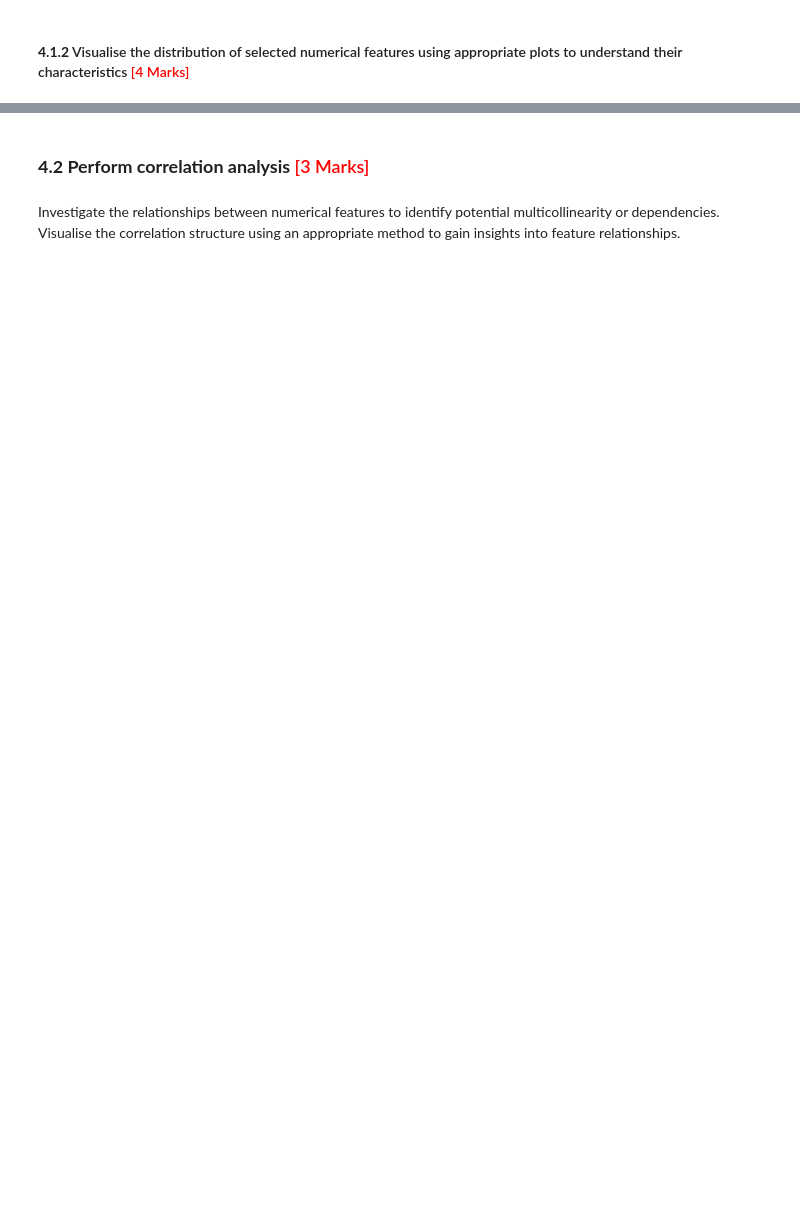
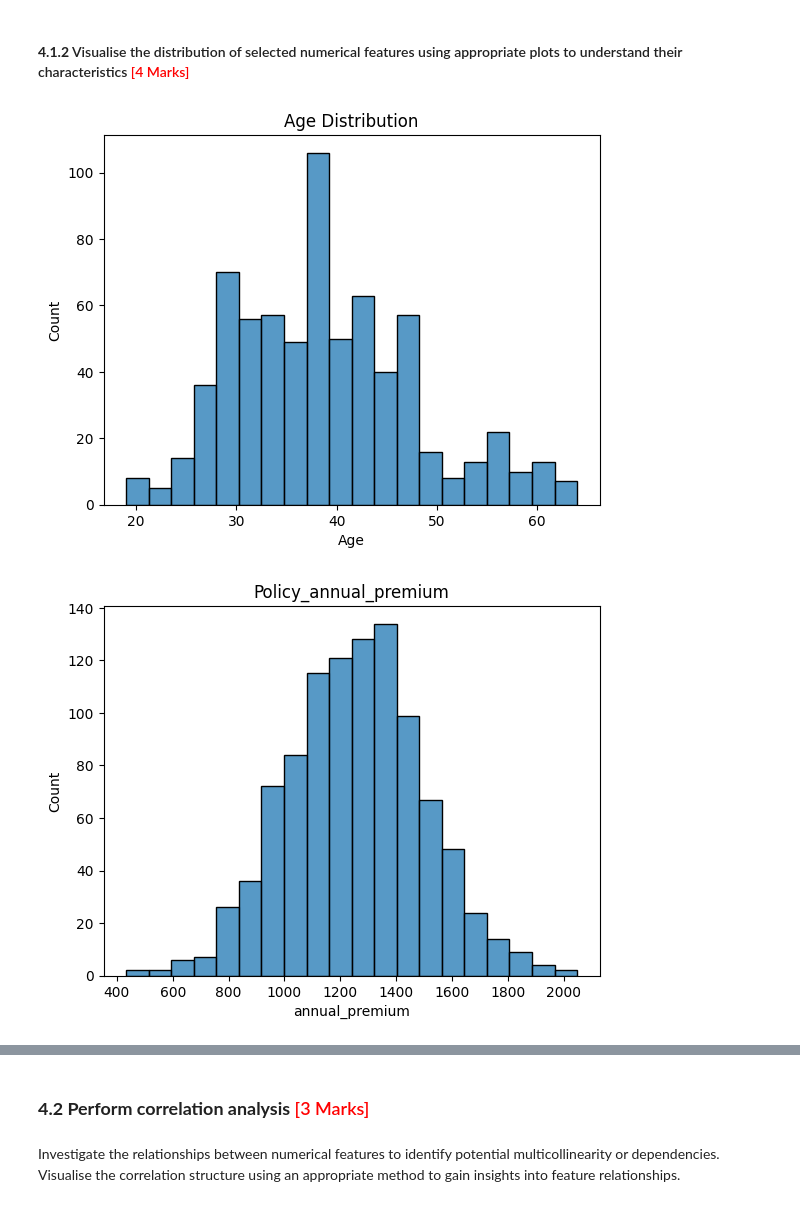
Before and after one commit to guptakeshav24/fraudulent_claim_detection, a Jupyter notebook: Fraudulent_Claim_Detection_Starter_solution.ipynb, the cells around one changed output, grey strips where cells are left out. Saved outputs shown, nothing was run; the diff lists cells and outputs as text; code cells hidden in the pictures; blank space fills up the shorter version.

```diff
--- a/Fraudulent_Claim_Detection_Starter_solution.ipynb
+++ b/Fraudulent_Claim_Detection_Starter_solution.ipynb
@@ -369,0 +355,8 @@ Name: property_damage, Length: 1000, dtype: object
+# %%
+df['property_damage'] = df['property_damage'].fillna(df['property_damage'].mode()[0])
+# %%
+df['police_report_available'] = df['police_report_available'].fillna(df['police_report_available'].mode()[0])
+# %%
+df['collision_type'] = df['collision_type'].fillna(df['collision_type'].mode()[0])
+# %%
+df['authorities_contacted'] = df['authorities_contacted'].fillna('None')
@@ -562,0 +567,36 @@ KeyError: ('age', 'policy_annual_premium', 'umbrella_limit', 'capital-gains', 'n
+# %%
+# Plot all the numerical columns to understand their distribution
+## age
+sns.histplot(X_train['age'], bins=20, kde=False)
+plt.title('Age Distribution')
+plt.xlabel('Age')
+plt.ylabel('Count')
+plt.show()
+
+sns.histplot(df['policy_annual_premium'], bins=20, kde=False)
+plt.title('Policy_annual_premium')
+plt.xlabel('annual_premium')
+plt.ylabel('Count')
+plt.show()
+
+sns.histplot(df['vehicle_claim'], bins=20, kde=False)
+plt.title('Vehicle_claim')
+plt.xlabel('claim-amount')
+plt.ylabel('Count')
+plt.show()
+
+sns.histplot(df['property_claim'], bins=20, kde=False)
+plt.title('Property_claim')
+plt.xlabel('claim-amount')
+plt.ylabel('Count')
+plt.show()
+
+
+sns.histplot(df['injury_claim'], bins=20, kde=False)
+plt.title('Injury_claim')
+plt.xlabel('claim-amount')
+plt.ylabel('Count')
+plt.show()
+# %% [output]
+[figure, added]
+[figure, added]
```
Also changed, not shown: parts of 14 cells of this notebook, 1 other file.
